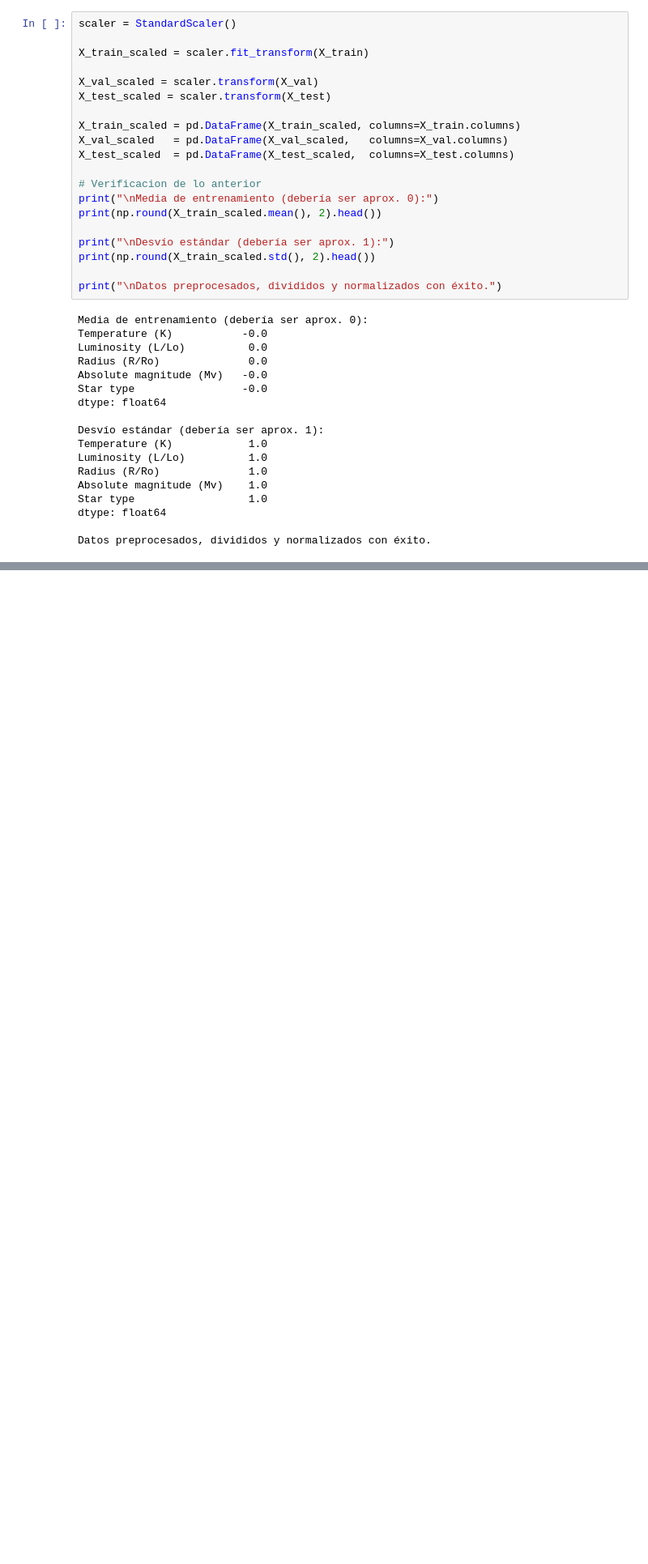
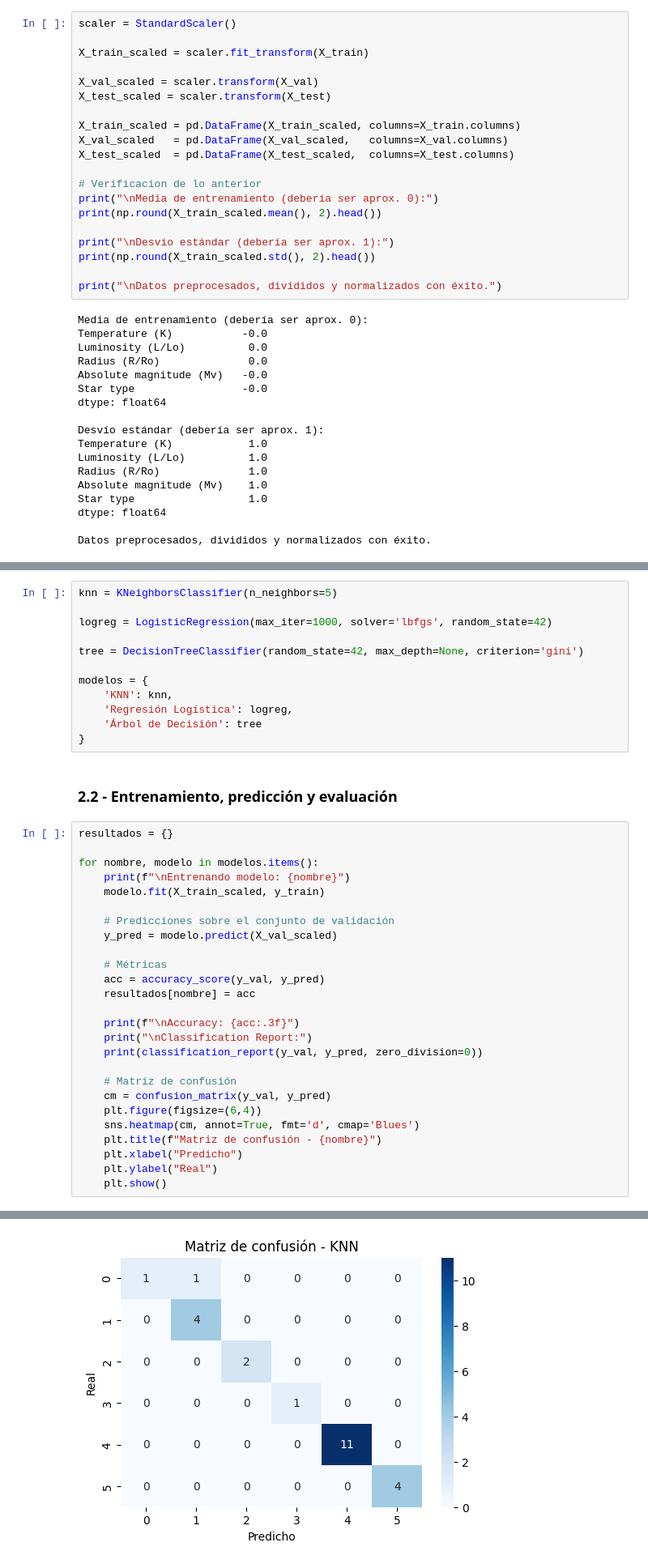
Before and after one commit to AnaMenoni/Practico-2-Analisis-de-Datos, a Jupyter notebook: practico 5/parte 1/estrellas.ipynb, the cells around one changed output, grey strips where cells are left out. Shown at 81% size. Drawn from its saved outputs; the diff is of its cells as text; blank space fills up the shorter version.

```diff
--- a/practico 5/parte 1/estrellas.ipynb
+++ b/practico 5/parte 1/estrellas.ipynb
@@ -167,0 +178,41 @@ Datos preprocesados, divididos y normalizados con éxito.
+# %%
+knn = KNeighborsClassifier(n_neighbors=5)
+
+logreg = LogisticRegression(max_iter=1000, solver='lbfgs', random_state=42)
+
+tree = DecisionTreeClassifier(random_state=42, max_depth=None, criterion='gini')
+
+modelos = {
+    'KNN': knn,
+    'Regresión Logística': logreg,
+    'Árbol de Decisión': tree
+}
+# %% [markdown]
+### 2.2 - Entrenamiento, predicción y evaluación
+# %%
+resultados = {}
+
+for nombre, modelo in modelos.items():
+    print(f"\nEntrenando modelo: {nombre}")
+    modelo.fit(X_train_scaled, y_train)
+
+    # Predicciones sobre el conjunto de validación
+    y_pred = modelo.predict(X_val_scaled)
+
+    # Métricas
+    acc = accuracy_score(y_val, y_pred)
+    resultados[nombre] = acc
+
+    print(f"\nAccuracy: {acc:.3f}")
+    print("\nClassification Report:")
+    print(classification_report(y_val, y_pred, zero_division=0))
+
+    # Matriz de confusión
+    cm = confusion_matrix(y_val, y_pred)
+    plt.figure(figsize=(6,4))
+    sns.heatmap(cm, annot=True, fmt='d', cmap='Blues')
+    plt.title(f"Matriz de confusión - {nombre}")
+    plt.xlabel("Predicho")
+    plt.ylabel("Real")
+    plt.show()
+# %% [output]
@@ -167,0 +236 @@ Datos preprocesados, divididos y normalizados con éxito.
+[figure, added]
```
Also changed, not shown: parts of 10 cells of this notebook, 1 other file.
